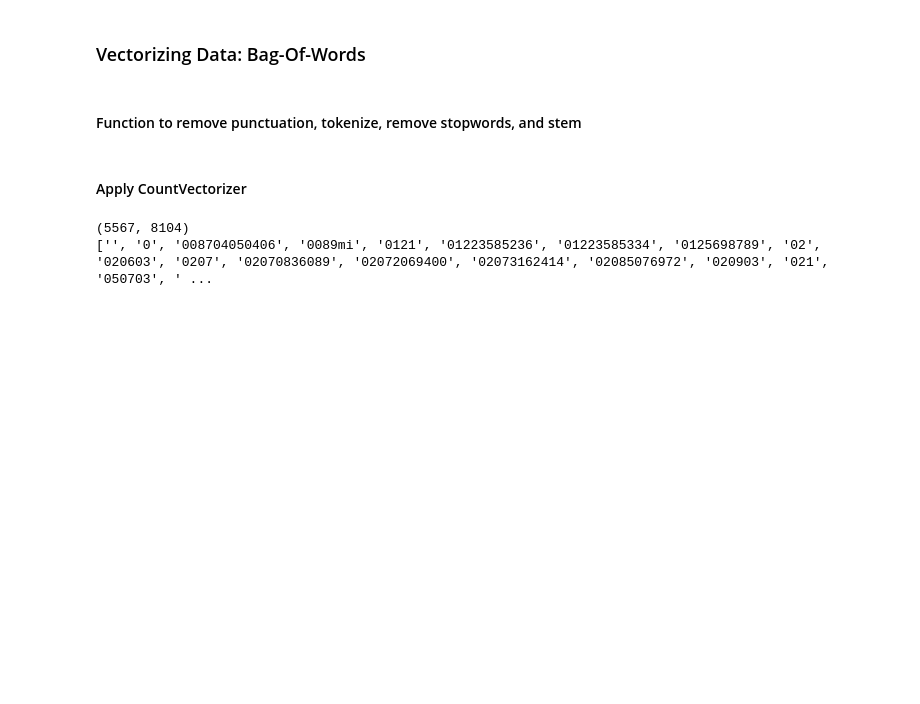
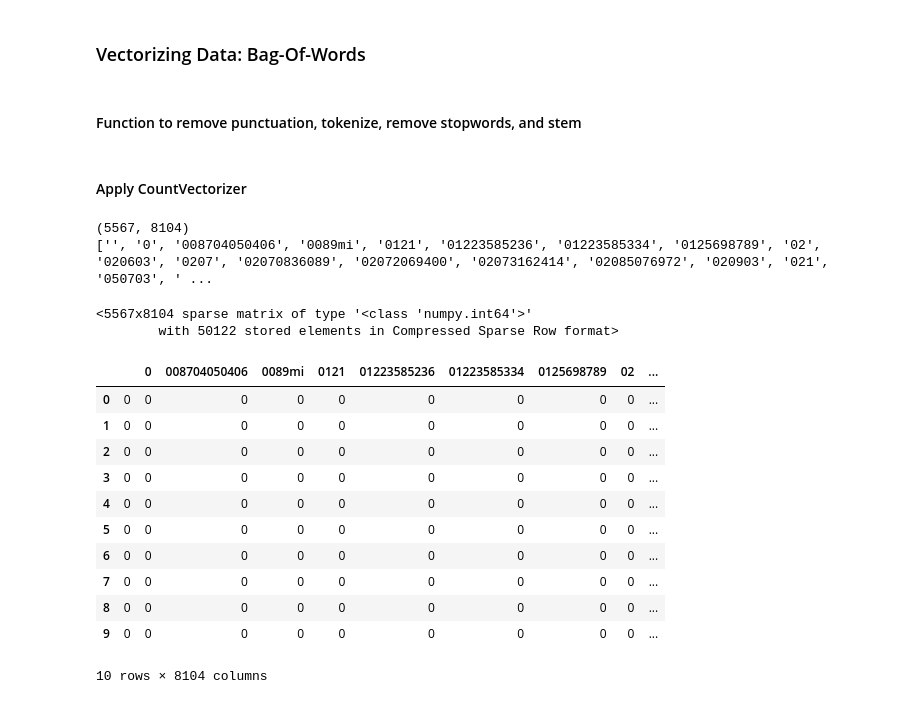
Before and after one commit to onlyabhilash/NLP, a Jupyter notebook: NLP_MachineLearning/NLP.ipynb, the cells around one changed output. Drawn from its saved outputs; the diff is of its cells as text; code cells hidden in the pictures; blank space fills up the shorter version.

```diff
--- a/NLP_MachineLearning/NLP.ipynb
+++ b/NLP_MachineLearning/NLP.ipynb
@@ -199,3 +199,24 @@ print(count_vect.get_feature_names())
 # %% [output]
 (5567, 8104)
 ['', '0', '008704050406', '0089mi', '0121', '01223585236', '01223585334', '0125698789', '02', '020603', '0207', '02070836089', '02072069400', '02073162414', '02085076972', '020903', '021', '050703', ' ...
+# %%
+X_counts
+# %% [output]
+<5567x8104 sparse matrix of type '<class 'numpy.int64'>'
+        with 50122 stored elements in Compressed Sparse Row format>
+# %%
+X_counts_df = pd.DataFrame(X_counts.toarray(),columns = count_vect.get_feature_names())
+X_counts_df.head(10)
+# %% [output]
+|  |  | 0 | 008704050406 | 0089mi | 0121 | 01223585236 | 01223585334 | 0125698789 | 02 | ... |
+| 0 | 0 | 0 | 0 | 0 | 0 | 0 | 0 | 0 | 0 | ... |
+| 1 | 0 | 0 | 0 | 0 | 0 | 0 | 0 | 0 | 0 | ... |
+| 2 | 0 | 0 | 0 | 0 | 0 | 0 | 0 | 0 | 0 | ... |
+| 3 | 0 | 0 | 0 | 0 | 0 | 0 | 0 | 0 | 0 | ... |
+| 4 | 0 | 0 | 0 | 0 | 0 | 0 | 0 | 0 | 0 | ... |
+| 5 | 0 | 0 | 0 | 0 | 0 | 0 | 0 | 0 | 0 | ... |
+| 6 | 0 | 0 | 0 | 0 | 0 | 0 | 0 | 0 | 0 | ... |
+| 7 | 0 | 0 | 0 | 0 | 0 | 0 | 0 | 0 | 0 | ... |
+| 8 | 0 | 0 | 0 | 0 | 0 | 0 | 0 | 0 | 0 | ... |
+| 9 | 0 | 0 | 0 | 0 | 0 | 0 | 0 | 0 | 0 | ... |
+10 rows × 8104 columns
```
Also changed, not shown: parts of 2 cells of this notebook.
